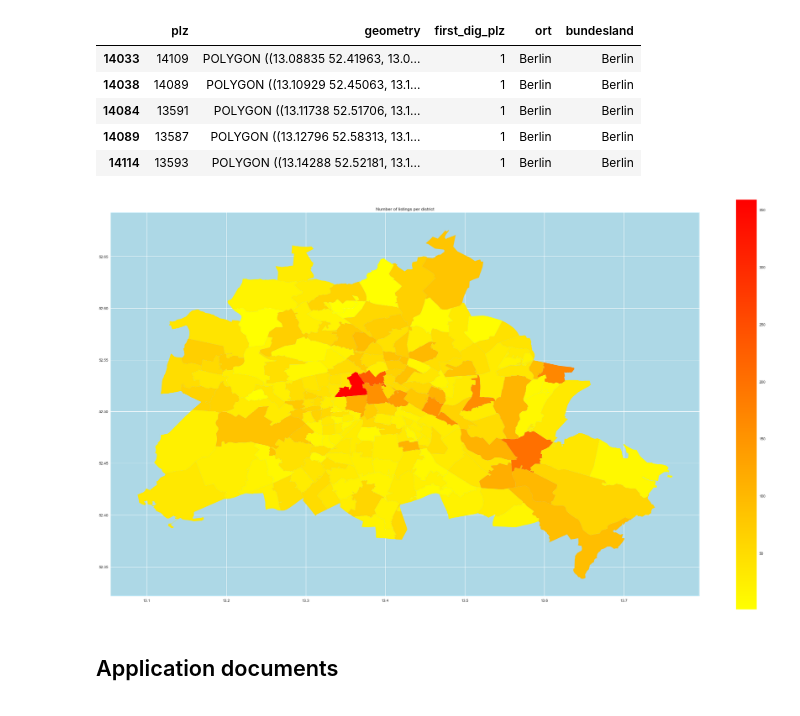
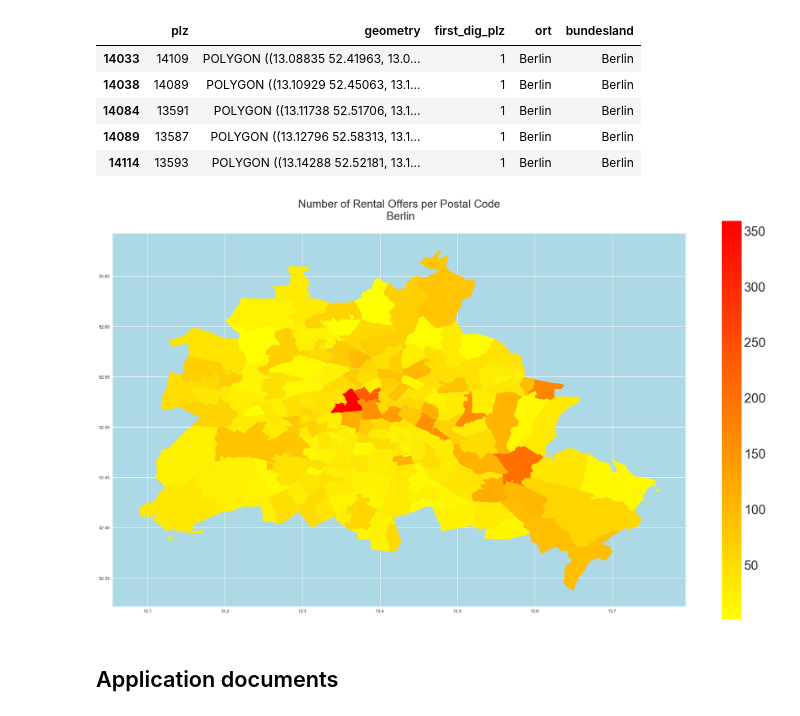
Before and after one commit to moe221/Apartment_price_ML, a Jupyter notebook: EDA.ipynb, the cells around one changed output. Cells and saved outputs as stored; diff of their text form; code cells hidden in the pictures.

Commit message:
added images, updated EDA

```diff
--- a/EDA.ipynb
+++ b/EDA.ipynb
@@ -30,6 +30,20 @@ import plotly.express as px
 import chart_studio.plotly as py
 
 pd.set_option('display.max_columns', None)
+# %%
+# set tick and lable sizes for all plt plots
+
+SMALL_SIZE = 9
+MEDIUM_SIZE = 12
+BIGGER_SIZE = 15
+
+plt.rc('font', size=MEDIUM_SIZE)          # controls default text sizes
+plt.rc('axes', titlesize=MEDIUM_SIZE)     # fontsize of the axes title
+plt.rc('axes', labelsize=MEDIUM_SIZE)    # fontsize of the x and y labels
+plt.rc('xtick', labelsize=MEDIUM_SIZE)    # fontsize of the tick labels
+plt.rc('ytick', labelsize=MEDIUM_SIZE)    # fontsize of the tick labels
+plt.rc('legend', fontsize=BIGGER_SIZE)    # legend fontsize
+plt.rc('figure', titlesize=BIGGER_SIZE)  # fontsize of the figure title
 # %% [markdown]
 ## Loading the data
 # %%
@@ -435,21 +451,26 @@ df_berlin_map = pd.merge(
 # %%
 fig, ax = plt.subplots(figsize=(35,20))
 
 df_berlin_map.plot(
     ax=ax,
     column='listings',
     categorical=False,
     legend=True,
     cmap='autumn_r',
 )
 
 ax.set(
-    title='Number of listings per district',
     aspect=1.3,
-    facecolor='lightblue'
-);
+    facecolor='lightblue',
+)
+
+ax.set_title('Number of Rental Offers per Postal Code\n Berlin\n', size=30) # Title
+#ax.figure.axes[-1].set_ylabel('Number of Listings ', size=20)
+cax = plt.gcf().axes[-1]
+cax.tick_params(labelsize=35)
+plt.savefig('Images/Berlin-map.png')
 # %% [output]
-[figure, old version]
+[figure, new version]
 # %% [markdown]
 ## Application documents
 # %% [markdown]
```
Also changed, not shown: parts of 27 cells of this notebook, 7 other files.
